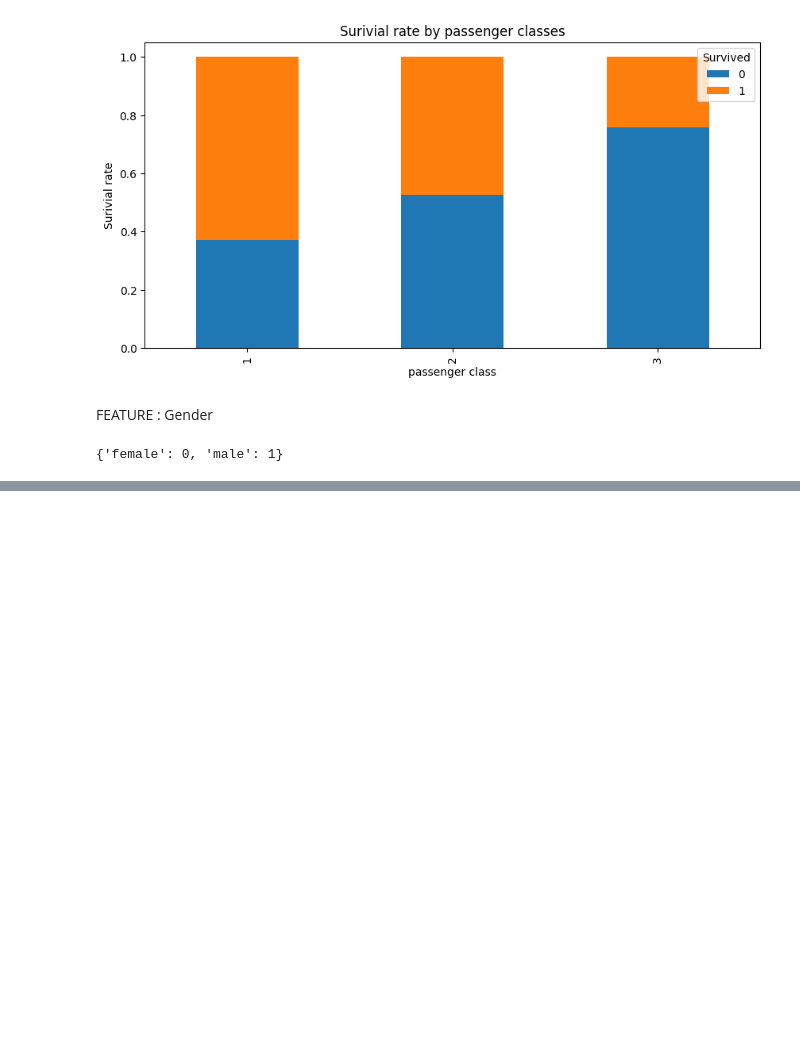
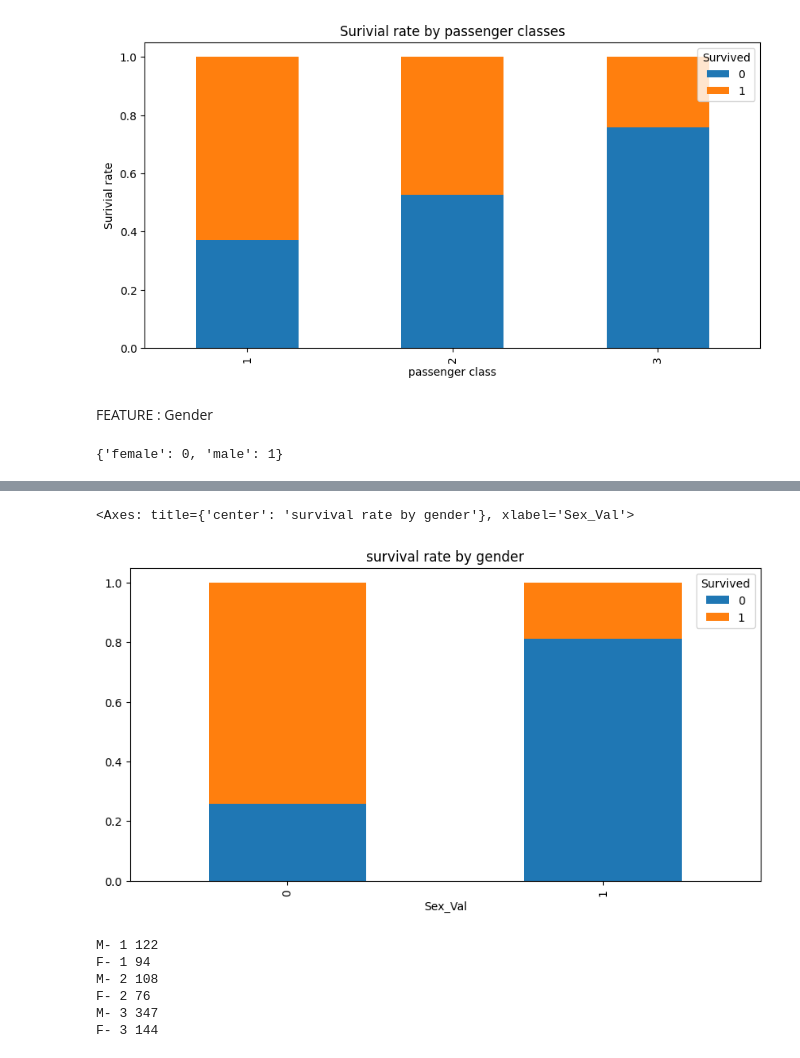
Before and after one commit to Jashu1410/My_jashufiles, a Jupyter notebook: titanic_dataset.ipynb, the cells around one changed output, grey strips where cells are left out. Saved outputs shown, nothing was run; the diff lists cells and outputs as text; code cells hidden in the pictures; blank space fills up the shorter version.

```diff
--- a/titanic_dataset.ipynb
+++ b/titanic_dataset.ipynb
@@ -170,7 +170,7 @@ gender_mapping
 # %% [output]
 {'female': 0, 'male': 1}
 # %%
-df_t['Sex Val'] = df_t['Sex'].map(gender_mapping).astype(int)
+df_t['Sex_Val'] = df_t['Sex'].map(gender_mapping).astype(int)
 df_t.head()
 # %% [output]
 |  | PassengerId | Survived | Pclass | Name | Sex | Age | SibSp | Parch | Ticket | Fare | ... |
@@ -179,3 +179,24 @@ df_t.head()
 | 2 | 3 | 1 | 3 | Heikkinen, Miss. Laina | female | 26.0 | 0 | 0 | STON/O2. 3101282 | 7.9250 | ... |
 | 3 | 4 | 1 | 1 | Futrelle, Mrs. Jacques Heath (Lil... | female | 35.0 | 1 | 0 | 113803 | 53.1000 | ... |
 | 4 | 5 | 0 | 3 | Allen, Mr. William Henry | male | 35.0 | 0 | 0 | 373450 | 8.0500 | ... |
+# %%
+gender_val_xt = pd.crosstab(df_t['Sex_Val'], df_t['Survived'])
+gender_val_xt_pct = gender_val_xt.div(gender_val_xt.sum(1).astype(float), axis = 0)
+gender_val_xt_pct.plot(kind = 'bar' , stacked = True, title= "survival rate by gender")
+# %% [output]
+<Axes: title={'center': 'survival rate by gender'}, xlabel='Sex_Val'>
+[figure, added]
+# %%
+#unique values of p class
+passenger_class = sorted(df_t['Pclass'].unique())
+
+for p_class in passenger_class:  # Changed P_class to p_class
+    print('M-', p_class, len(df_t[(df_t['Sex'] == 'male') & (df_t['Pclass'] == p_class)]))
+    print('F-', p_class, len(df_t[(df_t['Sex'] == 'female') & (df_t['Pclass'] == p_class)]))
+# %% [output]
+M- 1 122
+F- 1 94
+M- 2 108
+F- 2 76
+M- 3 347
+F- 3 144
```
Also changed, not shown: parts of 1 cell of this notebook.
